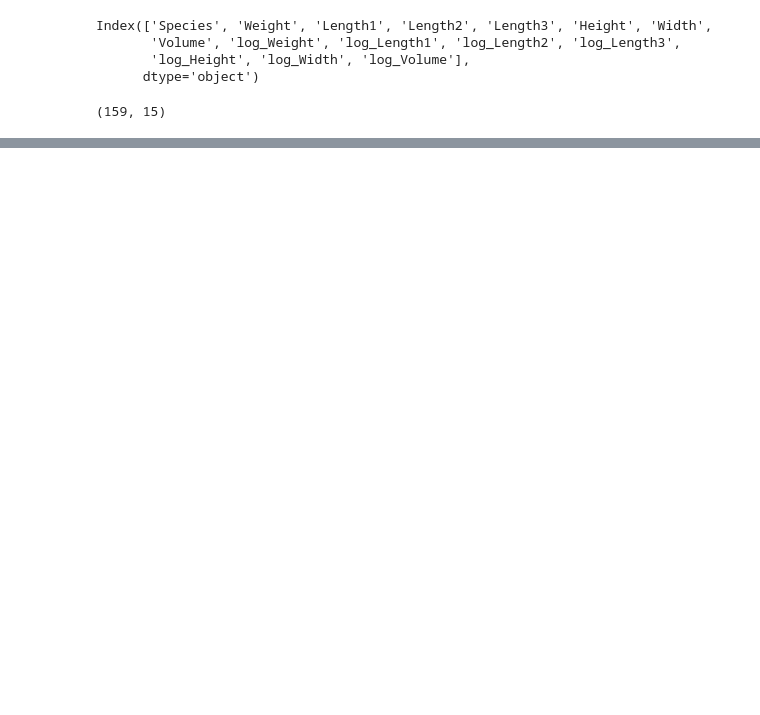
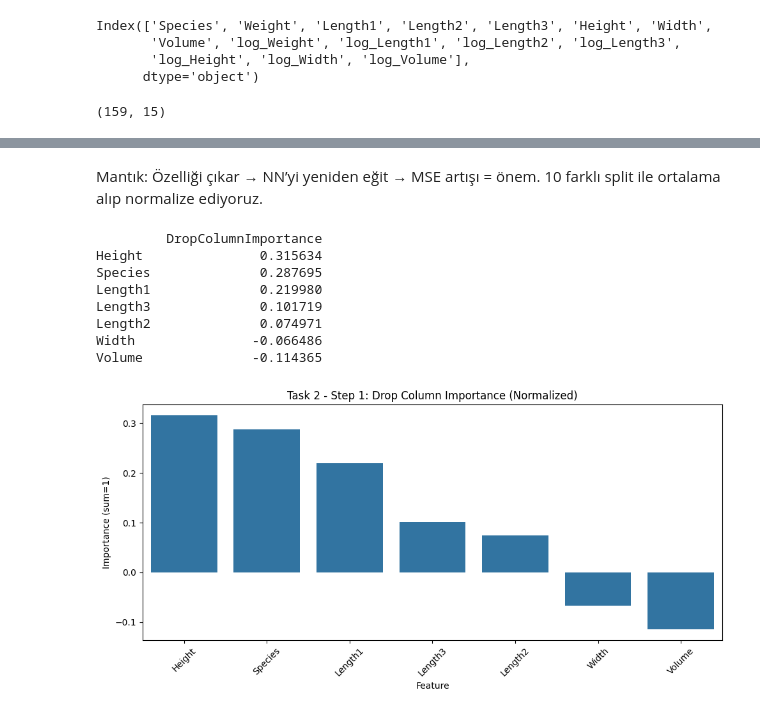
Before and after one commit to fehimecapar/Data-Science-For-Decision-Support, a Jupyter notebook: regression_nn.ipynb, the cells around one changed output, grey strips where cells are left out. Cells and saved outputs as stored; diff of their text form; code cells hidden in the pictures; blank space fills up the shorter version.

```diff
--- a/regression_nn.ipynb
+++ b/regression_nn.ipynb
@@ -32,0 +317,10 @@ df.head()
+# %%
+# === Drop Column Importance ===
+drop_importances = { }
+
+# Feature's groups
+feature_groups = {'Species': cat_features.copy()}
+for f in num_features:
+    feature_groups[f] = [f]
+# %% [markdown]
+Mantık: Özelliği çıkar → NN’yi yeniden eğit → MSE artışı = önem. 10 farklı split ile ortalama alıp normalize ediyoruz.
@@ -32,0 +375,29 @@ df.head()
+# %%
+# Mean and normalization (sum = 10)
+drop_mean = {k: float(np.mean(v)) for k, v in drop_importances.items()}
+total = sum(val for val in drop_mean.values() if val > 0)
+drop_norm = {k: (val/total if total>0 else 0.0) for k, val in drop_mean.items()}
+
+drop_df = pd.DataFrame.from_dict(drop_norm, orient='index', columns=['DropColumnImportance']) \
+                      .sort_values('DropColumnImportance', ascending=False)
+print(drop_df)
+
+# Graph
+plt.figure(figsize=(10,5))
+sns.barplot(x=drop_df.index, y='DropColumnImportance', data=drop_df)
+plt.title('Task 2 - Step 1: Drop Column Importance (Normalized)')
+plt.ylabel('Importance (sum=1)')
+plt.xlabel('Feature')
+plt.xticks(rotation=45)
+plt.tight_layout()
+plt.show()
+# %% [output]
+         DropColumnImportance
+Height               0.315634
+Species              0.287695
+Length1              0.219980
+Length3              0.101719
+Length2              0.074971
+Width               -0.066486
+Volume              -0.114365
+[figure, added]
```
Also changed, not shown: parts of 39 cells of this notebook.
